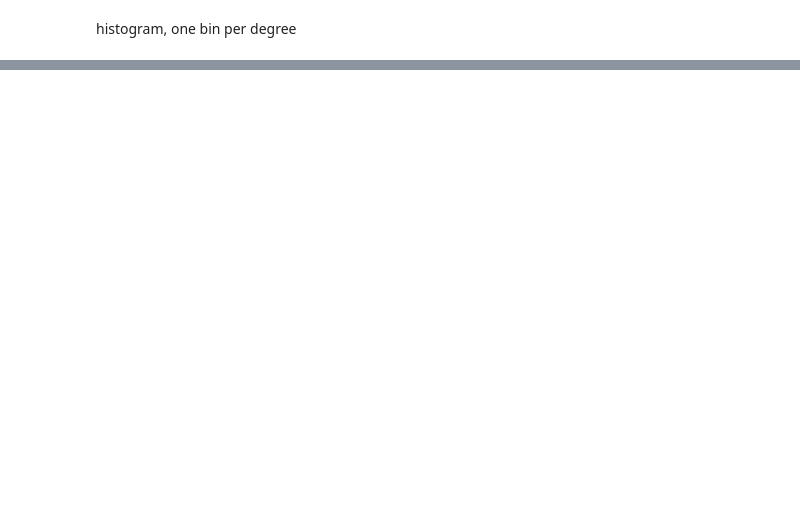
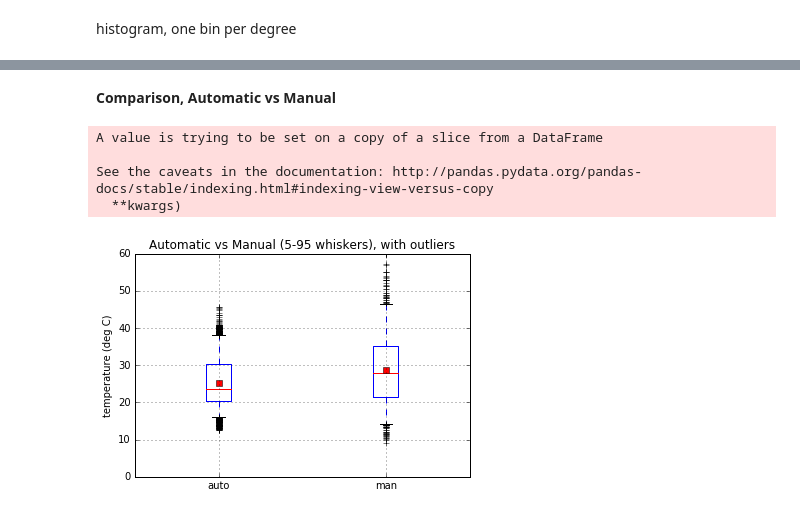
Before and after one commit to rumachan/iPythonNotebooks, a Jupyter notebook: rcl_temp.ipynb, the cells around one changed output, grey strips where cells are left out. Cells and saved outputs as stored; diff of their text form; code cells hidden in the pictures; blank space fills up the shorter version.

```diff
--- a/rcl_temp.ipynb
+++ b/rcl_temp.ipynb
@@ -115,0 +225,21 @@ fig.savefig('rcltemp_hist.png', dpi=200)
+# %% [markdown]
+**Comparison, Automatic vs Manual**
+# %%
+dfday.rename(columns={" t (C)": "auto"}, inplace=True)
+dfmu.rename(columns={" t (C)": "man"}, inplace=True)
+# %% [output]
+A value is trying to be set on a copy of a slice from a DataFrame
+
+See the caveats in the documentation: http://pandas.pydata.org/pandas-docs/stable/indexing.html#indexing-view-versus-copy
+  **kwargs)
+# %%
+dfc = pd.concat([dfday, dfmu])
+# %%
+bp = dfc.boxplot(whis=[5,95], showmeans=True)#, showfliers=False)
+bp.set_ylabel('temperature (deg C)')
+bp.set_title('Automatic vs Manual (5-95 whiskers), with outliers')
+
+fig = bp.get_figure()
+fig.savefig('rcltemp_compare_box.png', dpi=200)
+# %% [output]
+[figure, added]
```
Also changed, not shown: parts of 25 cells of this notebook.
